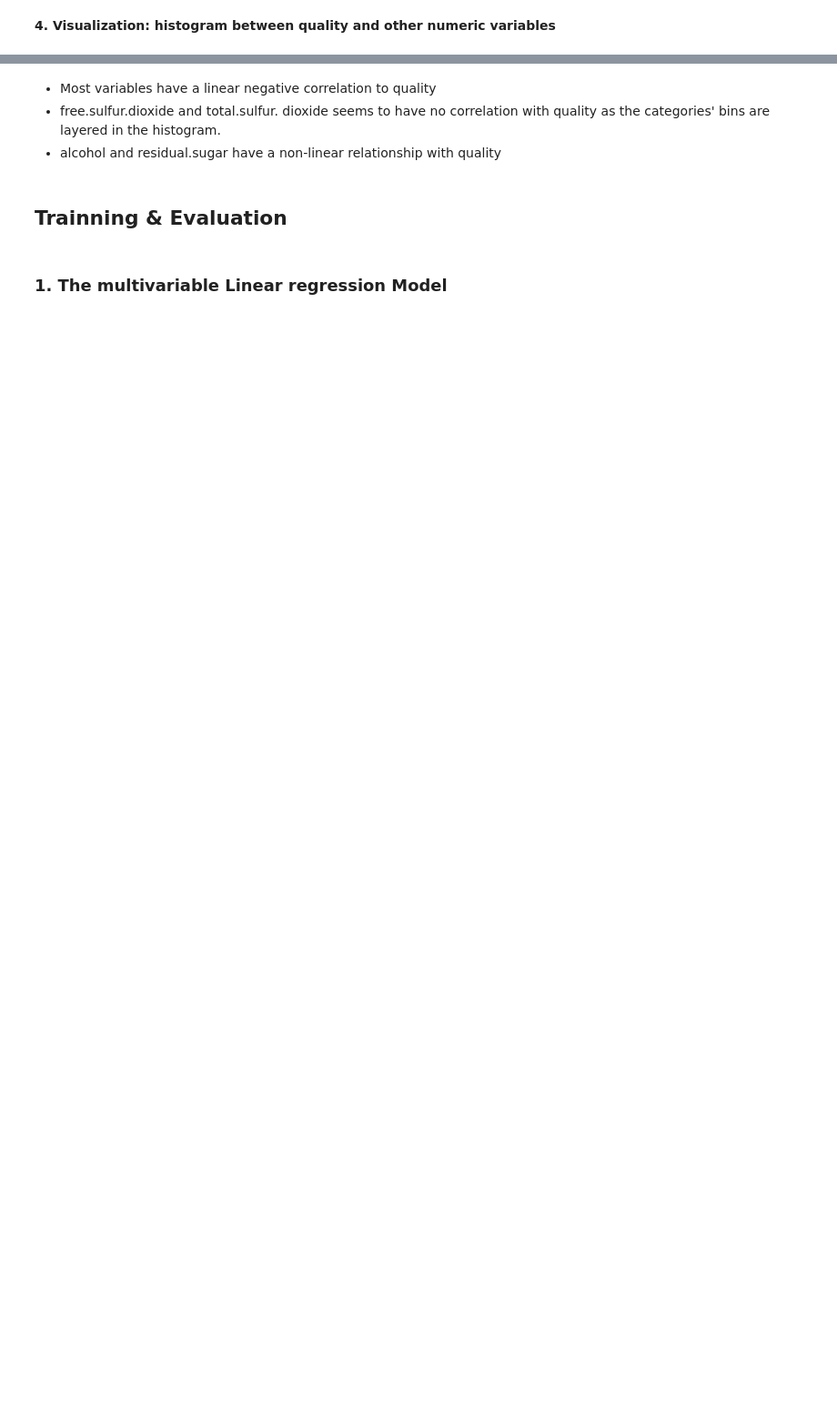
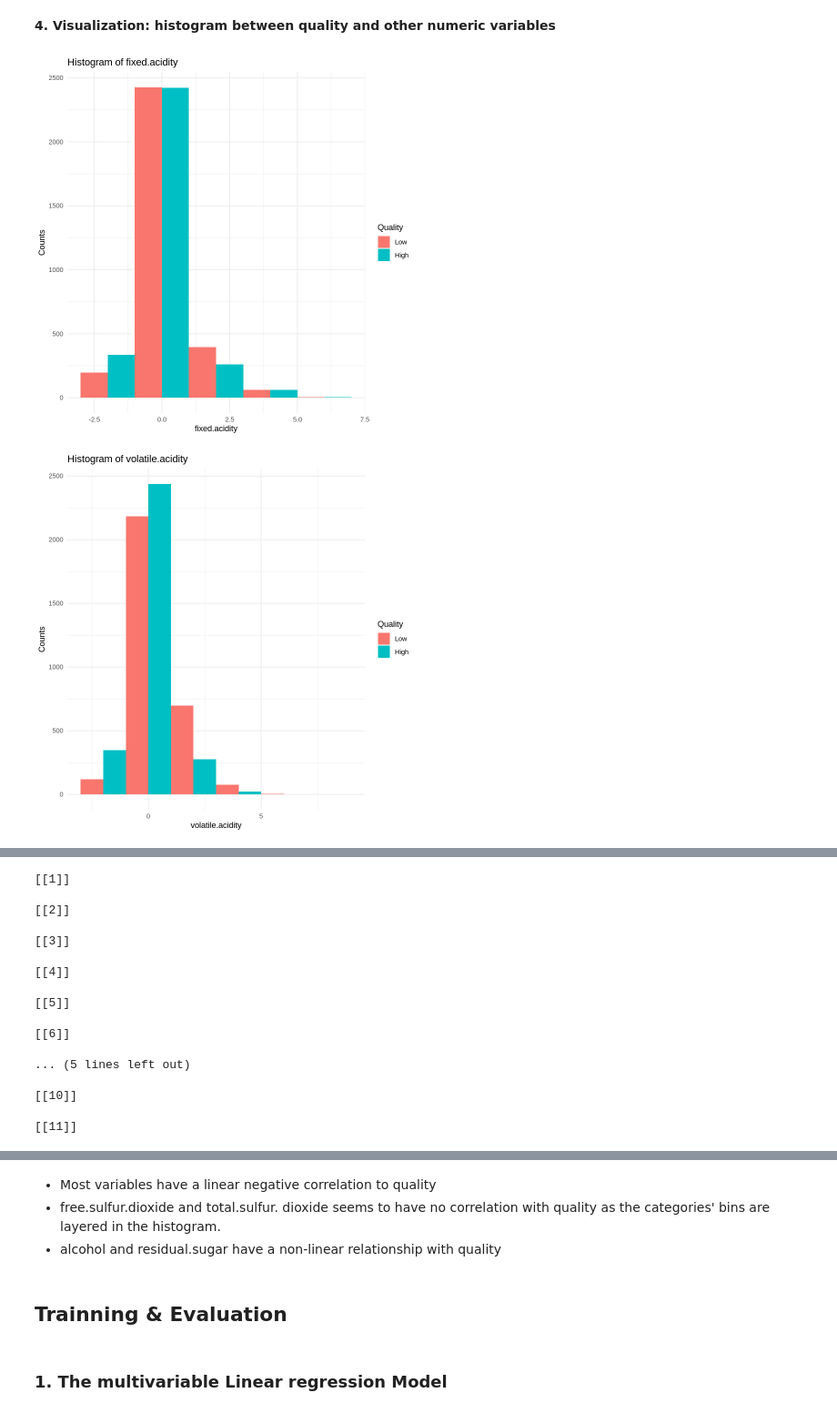
Before and after one commit to AlexNgGit/DSCI-GROUP-3, a Jupyter notebook: src/proposal.ipynb, the cells around one changed output, grey strips where cells are left out. Shown at 91% size. Saved outputs shown, nothing was run; the diff lists cells and outputs as text; code cells hidden in the pictures; blank space fills up the shorter version.

```diff
--- a/src/proposal.ipynb
+++ b/src/proposal.ipynb
@@ -34,0 +84,11 @@ head(wine_data)
+# %%
+wine_data <- wine_data |>
+    select(fixed.acidity:quality) |>
+    mutate(quality = fct_recode(quality, "Low" = "3",
+                                "Low" = "4",
+                                "Low" = "5",
+                                "High" = "6",
+                                "High" = "7",
+                                "High" = "8",
+                                "High" = "9"))
+head(wine_data)
@@ -36,9 +106,9 @@ head(wine_data)
 **3. Data Splitting**
 # %%
 set.seed(2000)
-wine_split <- initial_split(wine_data, prop = 0.75, strata = quality)
-wine_training <- training(wine_split)
-wine_testing <- testing(wine_split)
+wine_unscaled_split <- initial_split(wine_data, prop = 0.75, strata = quality)
+wine_unscaled_training <- training(wine_unscaled_split)
+wine_unscaled_testing <- testing(wine_unscaled_split)
 # %% [markdown]
 **4. Summarization**
 # %% [markdown]
@@ -63,0 +158,8 @@ quality_number
+# %%
+wine_recipe <- recipe(quality ~ ., wine_unscaled_training) |>
+    step_scale(all_predictors()) |>
+    step_center(all_predictors()) |>
+    step_upsample(quality, over_ratio = 1, skip = FALSE) |>
+    prep()
+scaled_wine <- bake(wine_recipe, wine_unscaled_training)
+head(scaled_wine)
@@ -85,14 +219,16 @@ The ranges of the mean are different across different columns hence the variable
 # %% [markdown]
 **4. Visualization: histogram between quality and other numeric variables**
 # %%
-wine_filter <- wine_training |>
-               select(-type)
+wine_filter <- scaled_wine
 
 histograms <- lapply(names(wine_filter)[!names(wine_filter) %in% c("quality")], function(col) {
   ggplot(wine_filter, aes(x = !!sym(col), fill = quality)) +
     geom_histogram(position = "dodge", bins = 100, binwidth = 2) +
     labs(title = paste("Histogram of", col), x = col, y = "Counts", fill = "Quality") +
     theme_minimal()
 })
 
 histograms
+# %% [output]
+[figure, added]
+[figure, added]
@@ -98,0 +242,17 @@ histograms
+[[1]]
+
+[[2]]
+
+[[3]]
+
+[[4]]
+
+[[5]]
+
+[[6]]
+
+... (5 lines left out)
+
+[[10]]
+
+[[11]]
```
Also changed, not shown: parts of 37 cells of this notebook.
